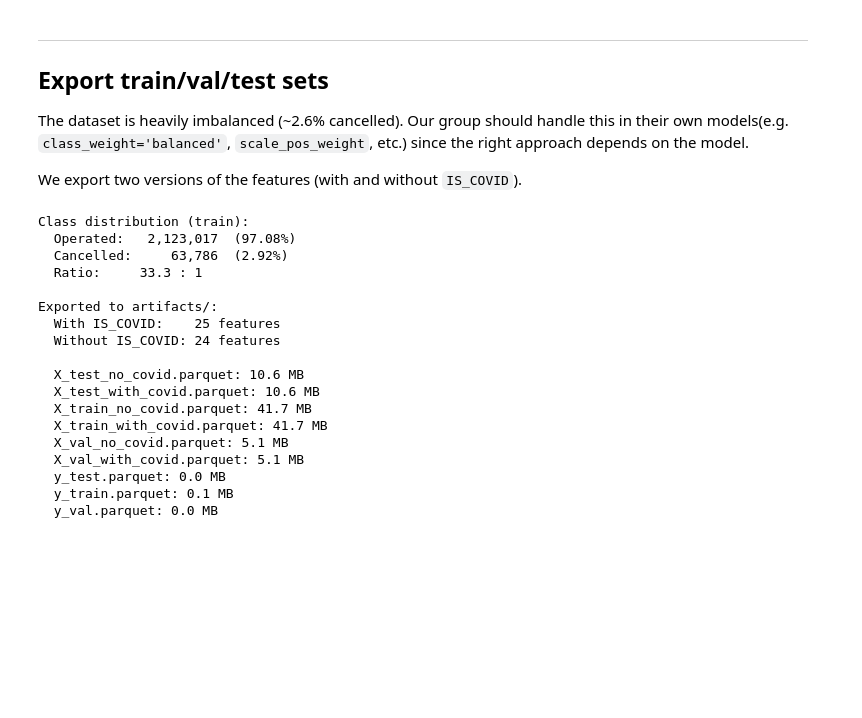
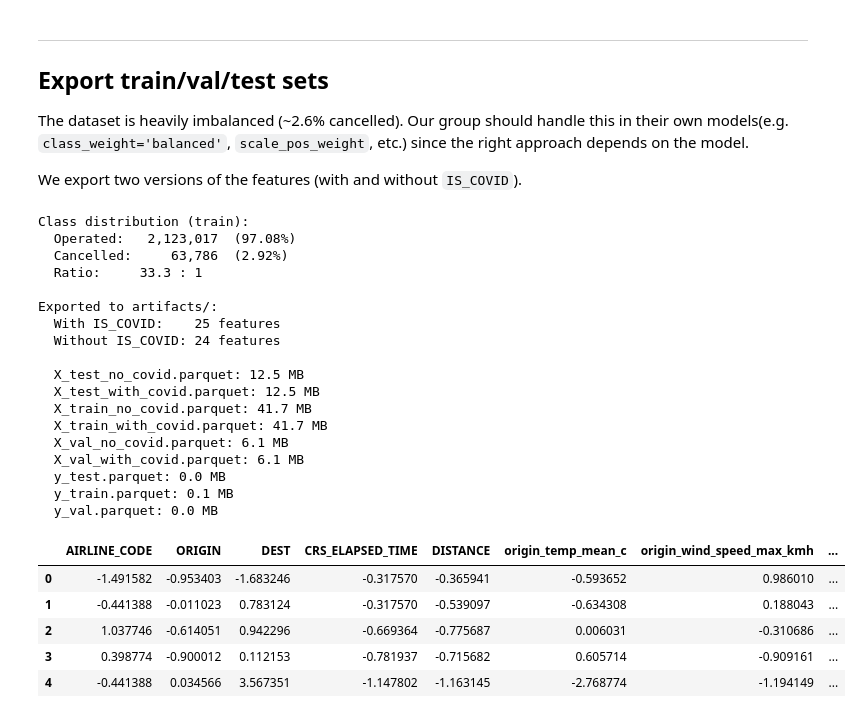
Before and after one commit to ZharlieSineFine/Flight-Cancellation-Classification---CS610-Applied-Machine-Learning-G2-Group-Project, a Jupyter notebook: Charlie/charlie_data_pipeline.ipynb, the cells around one changed output. Saved outputs shown, nothing was run; the diff lists cells and outputs as text; code cells hidden in the pictures; blank space fills up the shorter version.

```diff
--- a/Charlie/charlie_data_pipeline.ipynb
+++ b/Charlie/charlie_data_pipeline.ipynb
@@ -250,6 +250,9 @@ from sklearn.model_selection import StratifiedKFold
 
 cat_cols = ['ORIGIN', 'DEST', 'AIRLINE_CODE']
 K = 5
+
+# Save original categories BEFORE they get overwritten
+X_train_cat_original = X_train[cat_cols].copy()
 
 X_train_encoded = X_train.copy()
 skf = StratifiedKFold(n_splits=K, shuffle=True, random_state=42)
@@ -263,13 +266,14 @@ for fold_idx, (fit_idx, oof_idx) in enumerate(skf.split(X_train, y_train)):
 
 X_train[cat_cols] = X_train_encoded[cat_cols]
 
+# Fit final encoder on ORIGINAL strings, not the encoded floats
 encoder = ce.TargetEncoder(cols=cat_cols, smoothing=1.0)
-encoder.fit(X_train[cat_cols], y_train)
+encoder.fit(X_train_cat_original, y_train)
 
 X_val[cat_cols]  = encoder.transform(X_val[cat_cols])
 X_test[cat_cols] = encoder.transform(X_test[cat_cols])
 
-del X_train_encoded
+del X_train_encoded, X_train_cat_original
 
 print(f'OOF target-encoded (K={K}): {cat_cols}')
 print(f'\nEncoded ORIGIN values (train sample):')
@@ -390,12 +394,21 @@ Exported to artifacts/:
   With IS_COVID:    25 features
   Without IS_COVID: 24 features
 
-  X_test_no_covid.parquet: 10.6 MB
-  X_test_with_covid.parquet: 10.6 MB
+  X_test_no_covid.parquet: 12.5 MB
+  X_test_with_covid.parquet: 12.5 MB
   X_train_no_covid.parquet: 41.7 MB
   X_train_with_covid.parquet: 41.7 MB
-  X_val_no_covid.parquet: 5.1 MB
-  X_val_with_covid.parquet: 5.1 MB
+  X_val_no_covid.parquet: 6.1 MB
+  X_val_with_covid.parquet: 6.1 MB
   y_test.parquet: 0.0 MB
   y_train.parquet: 0.1 MB
   y_val.parquet: 0.0 MB
+# %%
+display(X_train_no_covid.head())
+# %% [output]
+|  | AIRLINE_CODE | ORIGIN | DEST | CRS_ELAPSED_TIME | DISTANCE | origin_temp_mean_c | origin_wind_speed_max_kmh | ... |
+| 0 | -1.491582 | -0.953403 | -1.683246 | -0.317570 | -0.365941 | -0.593652 | 0.986010 | ... |
+| 1 | -0.441388 | -0.011023 | 0.783124 | -0.317570 | -0.539097 | -0.634308 | 0.188043 | ... |
+| 2 | 1.037746 | -0.614051 | 0.942296 | -0.669364 | -0.775687 | 0.006031 | -0.310686 | ... |
+| 3 | 0.398774 | -0.900012 | 0.112153 | -0.781937 | -0.715682 | 0.605714 | -0.909161 | ... |
+| 4 | -0.441388 | 0.034566 | 3.567351 | -1.147802 | -1.163145 | -2.768774 | -1.194149 | ... |
```
Also changed, not shown: parts of 5 cells of this notebook, 9 other files.
